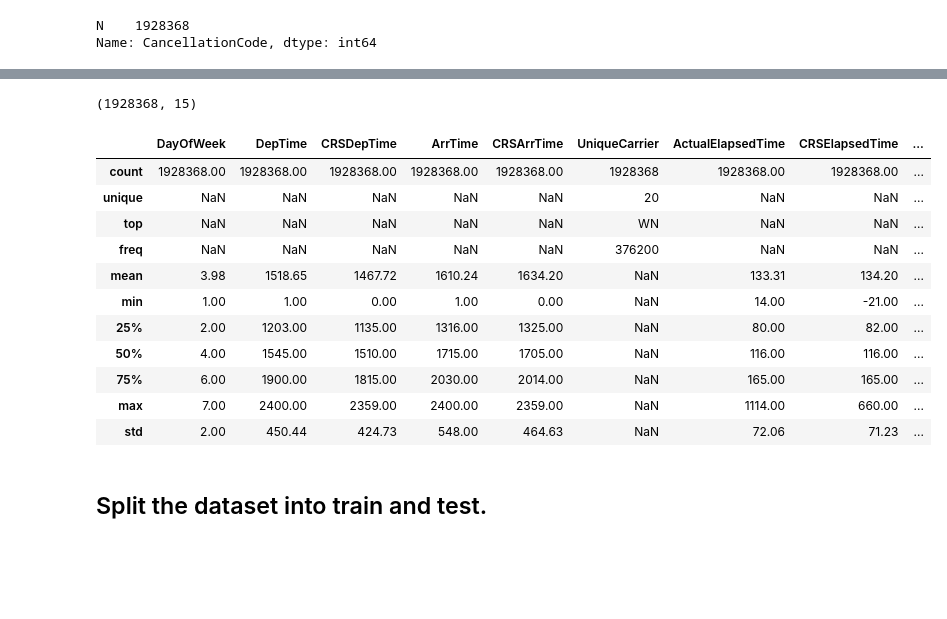
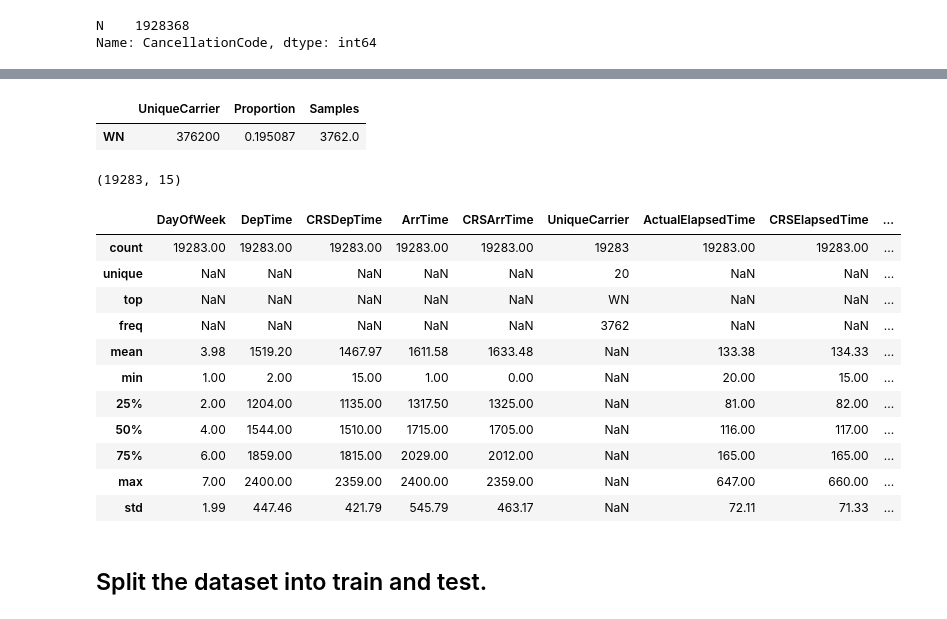
Before and after one commit to Javier-Alfonso-DS/S09_T01_Practice_with_training_and_test_sets, a Jupyter notebook: S09_T01_Practice_with_training_and_test_sets.ipynb, the cells around one changed output, grey strips where cells are left out. Saved outputs shown, nothing was run; the diff lists cells and outputs as text; code cells hidden in the pictures; blank space fills up the shorter version.

```diff
--- a/S09_T01_Practice_with_training_and_test_sets.ipynb
+++ b/S09_T01_Practice_with_training_and_test_sets.ipynb
@@ -370,3 +370,12 @@ In other dataset / practice we could only extract the cancelled / diverted fligh
 # %%
 # Delete these three columns of the dataset.
 df = df.drop(columns=['Cancelled','CancellationCode','Diverted'])
+# %%
+### Finally, we are going to sample our data, a total of 1% random, stratifying by airline.
+NumTotalRegisters = df.shape[0]
+NumTotalRegisters
+TotalSample = NumTotalRegisters * 0.01
+AirlinesCounts = pd.DataFrame(df.UniqueCarrier.value_counts())
+AirlinesCounts['Proportion']=AirlinesCounts['UniqueCarrier'] / NumTotalRegisters
+AirlinesCounts['Samples'] = round(AirlinesCounts.Proportion *TotalSample)
+AirlinesCounts
@@ -373,21 +400,33 @@ df = df.drop(columns=['Cancelled','CancellationCode','Diverted'])
+# %%
+AirlinesCounts.loc[['WN'],:]
+# %% [output]
+|  | UniqueCarrier | Proportion | Samples |
+| WN | 376200 | 0.195087 | 3762.0 |
+# %%
+# Sampling:
+df_sample = pd.DataFrame()
+for Airline in AirlinesCounts.index:
+    NumSamples = int(AirlinesCounts.loc[[Airline],:].Samples)
+    df_sample = df_sample.append(df[df.UniqueCarrier == Airline].sample(NumSamples,random_state=1))
 # %%
-# Finally, we describe the cleaned dataset:
-display(df.shape)
-df.describe(include='all',datetime_is_numeric=True).round(2)
+# Finally, we describe the cleaned dataset and save it:
+display(df_sample.shape)
+display(df_sample.describe(include='all',datetime_is_numeric=True).round(2))
+df_sample.to_csv('..\Data\DelayedFlights__cleaned_sample.csv')
 # %% [output]
-(1928368, 15)
+(19283, 15)
 |  | DayOfWeek | DepTime | CRSDepTime | ArrTime | CRSArrTime | UniqueCarrier | ActualElapsedTime | CRSElapsedTime | ... |
-| count | 1928368.00 | 1928368.00 | 1928368.00 | 1928368.00 | 1928368.00 | 1928368 | 1928368.00 | 1928368.00 | ... |
+| count | 19283.00 | 19283.00 | 19283.00 | 19283.00 | 19283.00 | 19283 | 19283.00 | 19283.00 | ... |
 | unique | NaN | NaN | NaN | NaN | NaN | 20 | NaN | NaN | ... |
 | top | NaN | NaN | NaN | NaN | NaN | WN | NaN | NaN | ... |
-| freq | NaN | NaN | NaN | NaN | NaN | 376200 | NaN | NaN | ... |
-| mean | 3.98 | 1518.65 | 1467.72 | 1610.24 | 1634.20 | NaN | 133.31 | 134.20 | ... |
-| min | 1.00 | 1.00 | 0.00 | 1.00 | 0.00 | NaN | 14.00 | -21.00 | ... |
-| 25% | 2.00 | 1203.00 | 1135.00 | 1316.00 | 1325.00 | NaN | 80.00 | 82.00 | ... |
-| 50% | 4.00 | 1545.00 | 1510.00 | 1715.00 | 1705.00 | NaN | 116.00 | 116.00 | ... |
-| 75% | 6.00 | 1900.00 | 1815.00 | 2030.00 | 2014.00 | NaN | 165.00 | 165.00 | ... |
-| max | 7.00 | 2400.00 | 2359.00 | 2400.00 | 2359.00 | NaN | 1114.00 | 660.00 | ... |
-| std | 2.00 | 450.44 | 424.73 | 548.00 | 464.63 | NaN | 72.06 | 71.23 | ... |
+| freq | NaN | NaN | NaN | NaN | NaN | 3762 | NaN | NaN | ... |
+| mean | 3.98 | 1519.20 | 1467.97 | 1611.58 | 1633.48 | NaN | 133.38 | 134.33 | ... |
+| min | 1.00 | 2.00 | 15.00 | 1.00 | 0.00 | NaN | 20.00 | 15.00 | ... |
+| 25% | 2.00 | 1204.00 | 1135.00 | 1317.50 | 1325.00 | NaN | 81.00 | 82.00 | ... |
+| 50% | 4.00 | 1544.00 | 1510.00 | 1715.00 | 1705.00 | NaN | 116.00 | 117.00 | ... |
+| 75% | 6.00 | 1859.00 | 1815.00 | 2029.00 | 2012.00 | NaN | 165.00 | 165.00 | ... |
+| max | 7.00 | 2400.00 | 2359.00 | 2400.00 | 2359.00 | NaN | 647.00 | 660.00 | ... |
+| std | 1.99 | 447.46 | 421.79 | 545.79 | 463.17 | NaN | 72.11 | 71.33 | ... |
 # %% [markdown]
 ## Split the dataset into train and test.
 # %%
```
Also changed, not shown: parts of 20 cells of this notebook.
